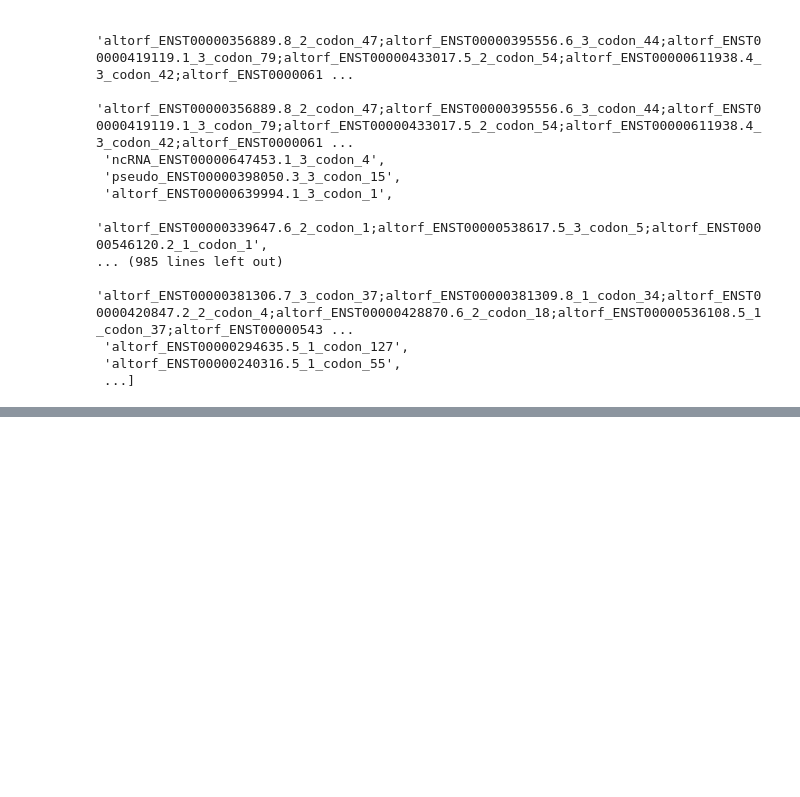
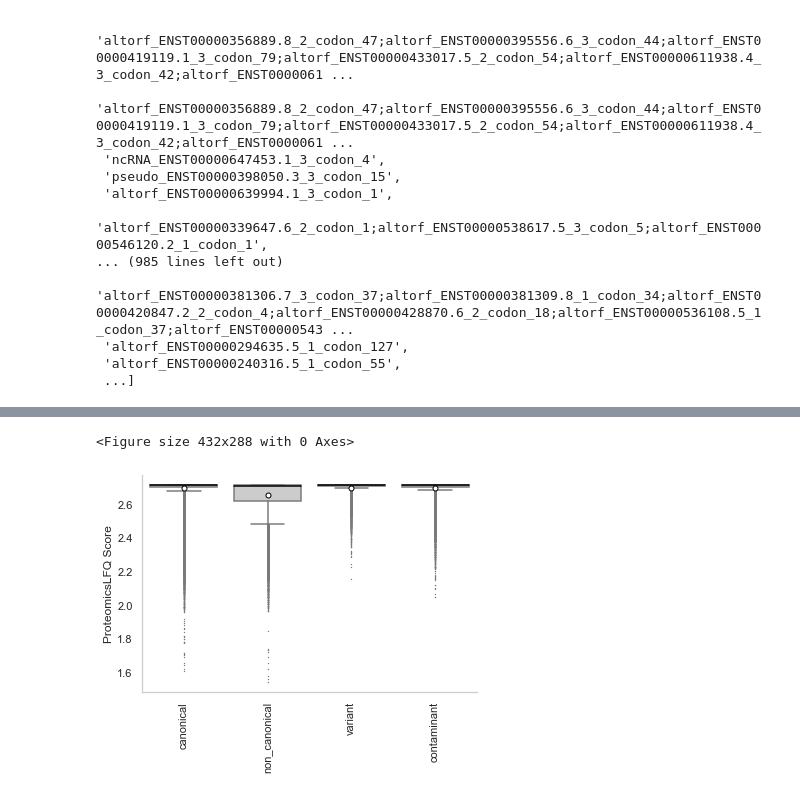
Before and after one commit to ypriverol/pgdb-manuscript, a Jupyter notebook: Peptide_analysis.ipynb, the cells around one changed output, grey strips where cells are left out. Drawn from its saved outputs; the diff is of its cells as text; code cells hidden in the pictures; blank space fills up the shorter version.

```diff
--- a/Peptide_analysis.ipynb
+++ b/Peptide_analysis.ipynb
@@ -359,3 +358,30 @@ triqler_noncan_targets[triqler_noncan_targets['peptide']=='EAGAGAEAAAGSARPLGR']
 | 4422 | 8 | MOLT-4 | 3 | 0.999999526229 | 4.993875e05 | EAGAGAEAAAGSARPLGR | altorf_ENST00000331134.11_3_codon... | PXD005946-Sample-53 | non_canonical | novel |
 | 8817 | 8 | SF268 | 2 | 0.9888228 | 4.222578e06 | EAGAGAEAAAGSARPLGR | altorf_ENST00000331134.11_3_codon... | PXD005946-Sample-57 | non_canonical | novel |
 | 8818 | 8 | SF268 | 3 | 0.999999560513 | 5.248898e06 | EAGAGAEAAAGSARPLGR | altorf_ENST00000331134.11_3_codon... | PXD005946-Sample-57 | non_canonical | novel |
+# %%
+psms = pd.read_csv('all_out_triqler.tsv', sep = '\t')
+psms.head()
+# %%
+flierprops = dict(markerfacecolor='0.25', markersize=0.5, linestyle='none')
+# %%
+plt.clf()
+plt.figure()
+fig = sns.boxplot(x = 'Class', y= 'searchScore', data = psms,
+                  flierprops=flierprops, color=".8",
+                  showmeans=True,
+                  meanprops={"marker":"o", "markerfacecolor":"white",
+                             "markeredgecolor":"black", "markersize":"5"},
+                 medianprops=dict(color="black", alpha=1.0))
+#fig = sns.violinplot(x="Class", y="searchScore", data=psms, inner=None, color=".8")
+#fig = sns.swarmplot(x="Class", y="searchScore", data=psms, color=".25")
+#fig = sns.stripplot(x = 'Class', y= 'searchScore', hue='0.9', data = psms, jitter=0.05)
+fig.set_xticklabels(fig.get_xticklabels(), rotation=90)
+fig.set_xlabel('')
+fig.set_ylabel('ProteomicsLFQ Score')
+sns.despine(right=True)
+fig.grid(False)
+plt.savefig('class.svg', bbox_inches='tight')
+plt.savefig('class.pdf', bbox_inches='tight')
+# %% [output]
+<Figure size 432x288 with 0 Axes>
+[figure, added]
```
Also changed, not shown: parts of 4 cells of this notebook.
